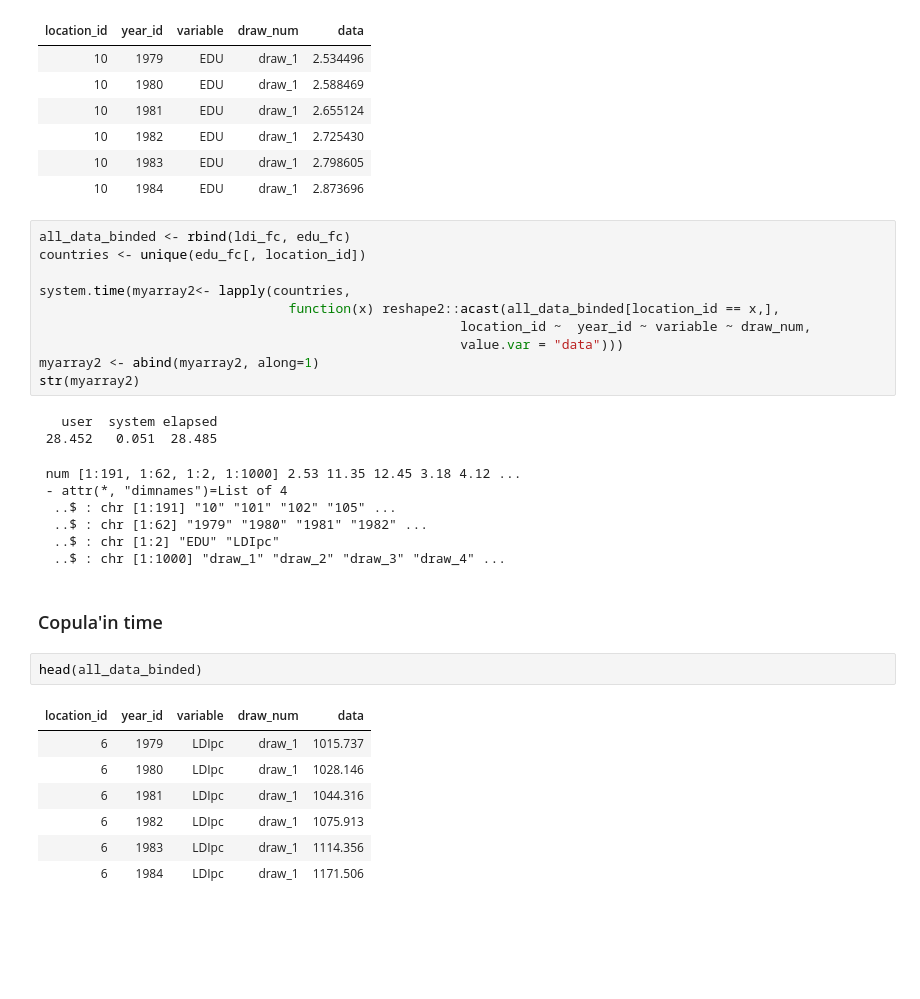
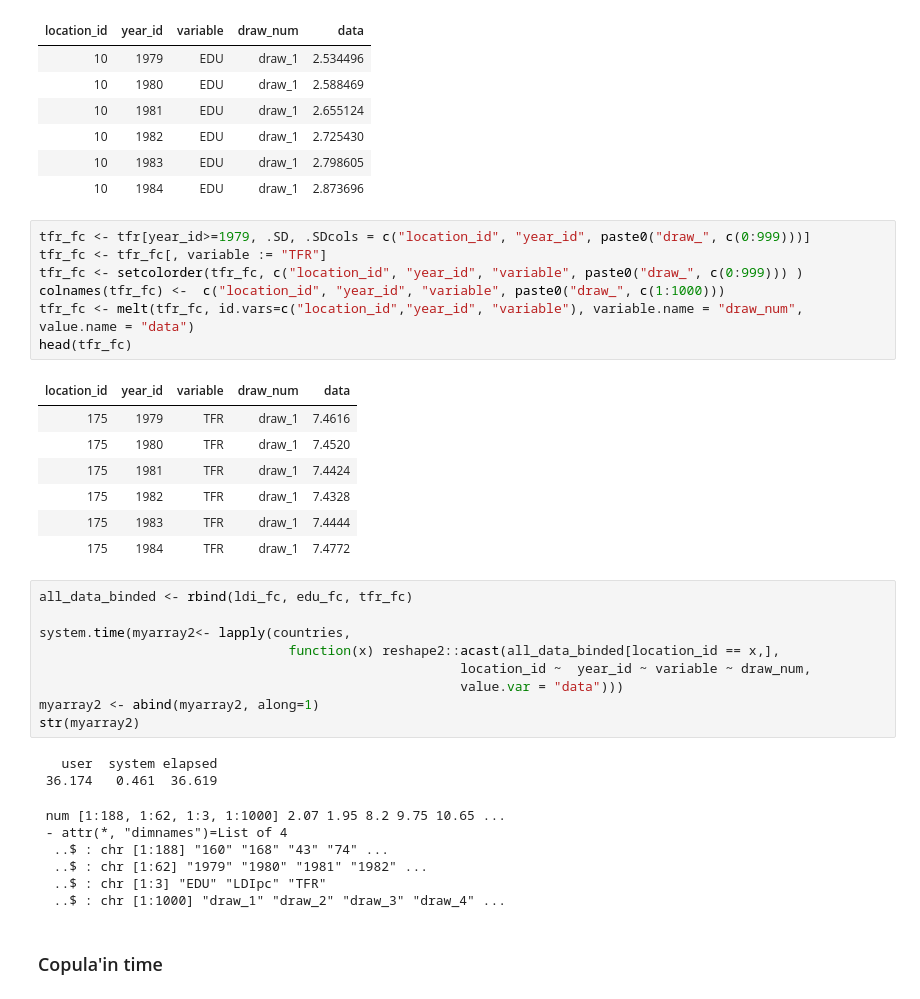
Before and after one commit to sadatnfs/copula, a Jupyter notebook: copula_sorting/correlating_edu_LDI_TFR/correlating_education_TFR_and_LDI.ipynb, the cells around one changed output. Cells and saved outputs as stored; diff of their text form; blank space fills up the shorter version.

```diff
--- a/copula_sorting/education_tests/5_correlate_education_TFR_and_LDI.ipynb
+++ b/copula_sorting/correlating_edu_LDI_TFR/correlating_education_TFR_and_LDI.ipynb
@@ -138,9 +166,23 @@ head(edu_fc)
 | 10 | 1982 | EDU | draw_1 | 2.725430 |
 | 10 | 1983 | EDU | draw_1 | 2.798605 |
 | 10 | 1984 | EDU | draw_1 | 2.873696 |
+# %%
+tfr_fc <- tfr[year_id>=1979, .SD, .SDcols = c("location_id", "year_id", paste0("draw_", c(0:999)))]
+tfr_fc <- tfr_fc[, variable := "TFR"]
+tfr_fc <- setcolorder(tfr_fc, c("location_id", "year_id", "variable", paste0("draw_", c(0:999))) )
+colnames(tfr_fc) <-  c("location_id", "year_id", "variable", paste0("draw_", c(1:1000)))
+tfr_fc <- melt(tfr_fc, id.vars=c("location_id","year_id", "variable"), variable.name = "draw_num", value.name = "data")
+head(tfr_fc)
+# %% [output]
+| location_id | year_id | variable | draw_num | data |
+| 175 | 1979 | TFR | draw_1 | 7.4616 |
+| 175 | 1980 | TFR | draw_1 | 7.4520 |
+| 175 | 1981 | TFR | draw_1 | 7.4424 |
+| 175 | 1982 | TFR | draw_1 | 7.4328 |
+| 175 | 1983 | TFR | draw_1 | 7.4444 |
+| 175 | 1984 | TFR | draw_1 | 7.4772 |
 # %%
-all_data_binded <- rbind(ldi_fc, edu_fc)
-countries <- unique(edu_fc[, location_id])
+all_data_binded <- rbind(ldi_fc, edu_fc, tfr_fc)
 
 system.time(myarray2<- lapply(countries,
                                 function(x) reshape2::acast(all_data_binded[location_id == x,],
@@ -150,23 +192,13 @@ myarray2 <- abind(myarray2, along=1)
 str(myarray2)
 # %% [output]
    user  system elapsed
- 28.452   0.051  28.485
+ 36.174   0.461  36.619
- num [1:191, 1:62, 1:2, 1:1000] 2.53 11.35 12.45 3.18 4.12 ...
+ num [1:188, 1:62, 1:3, 1:1000] 2.07 1.95 8.2 9.75 10.65 ...
  - attr(*, "dimnames")=List of 4
-  ..$ : chr [1:191] "10" "101" "102" "105" ...
+  ..$ : chr [1:188] "160" "168" "43" "74" ...
   ..$ : chr [1:62] "1979" "1980" "1981" "1982" ...
-  ..$ : chr [1:2] "EDU" "LDIpc"
+  ..$ : chr [1:3] "EDU" "LDIpc" "TFR"
   ..$ : chr [1:1000] "draw_1" "draw_2" "draw_3" "draw_4" ...
 # %% [markdown]
 ### Copula'in time
-# %%
-head(all_data_binded)
-# %% [output]
-| location_id | year_id | variable | draw_num | data |
-| 6 | 1979 | LDIpc | draw_1 | 1015.737 |
-| 6 | 1980 | LDIpc | draw_1 | 1028.146 |
-| 6 | 1981 | LDIpc | draw_1 | 1044.316 |
-| 6 | 1982 | LDIpc | draw_1 | 1075.913 |
-| 6 | 1983 | LDIpc | draw_1 | 1114.356 |
-| 6 | 1984 | LDIpc | draw_1 | 1171.506 |
 # %%
```
Also changed, not shown: parts of 12 cells of this notebook, 8 other files.
